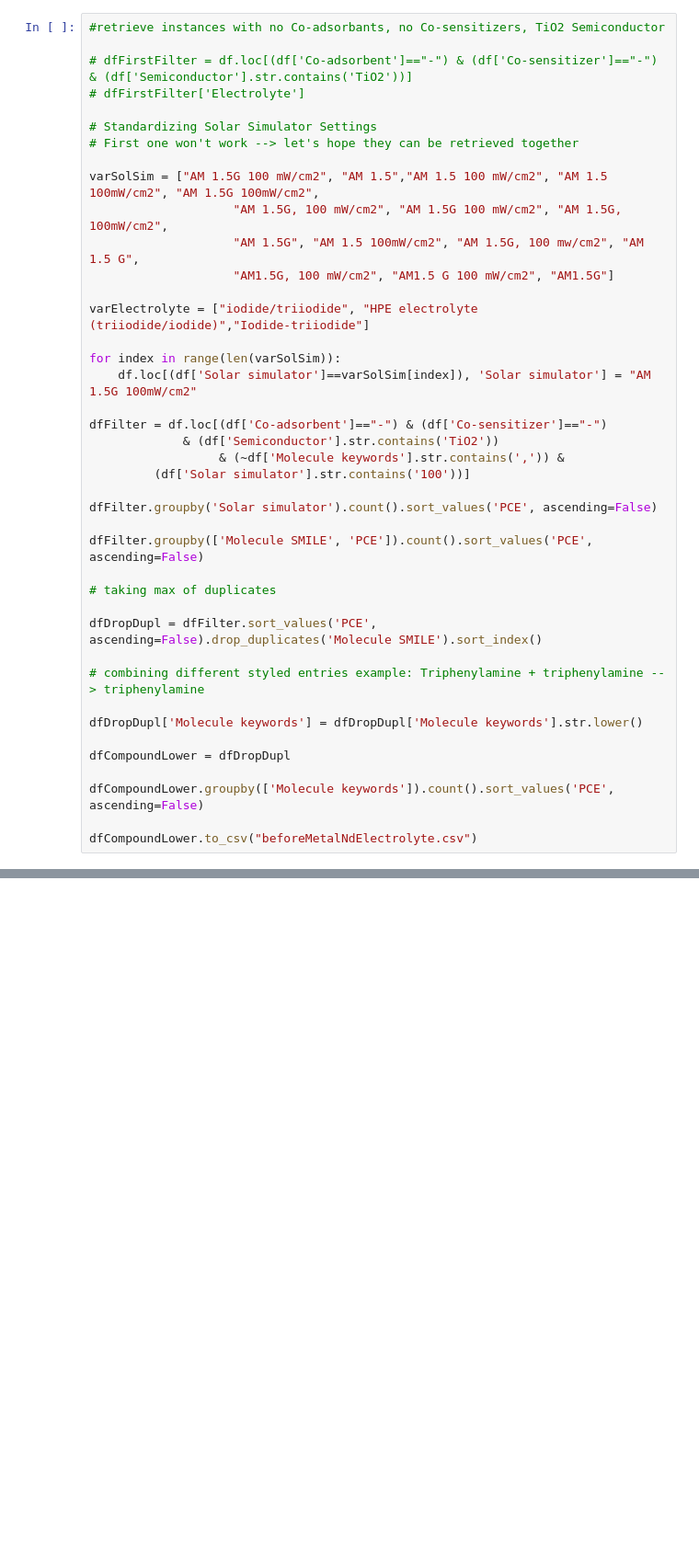
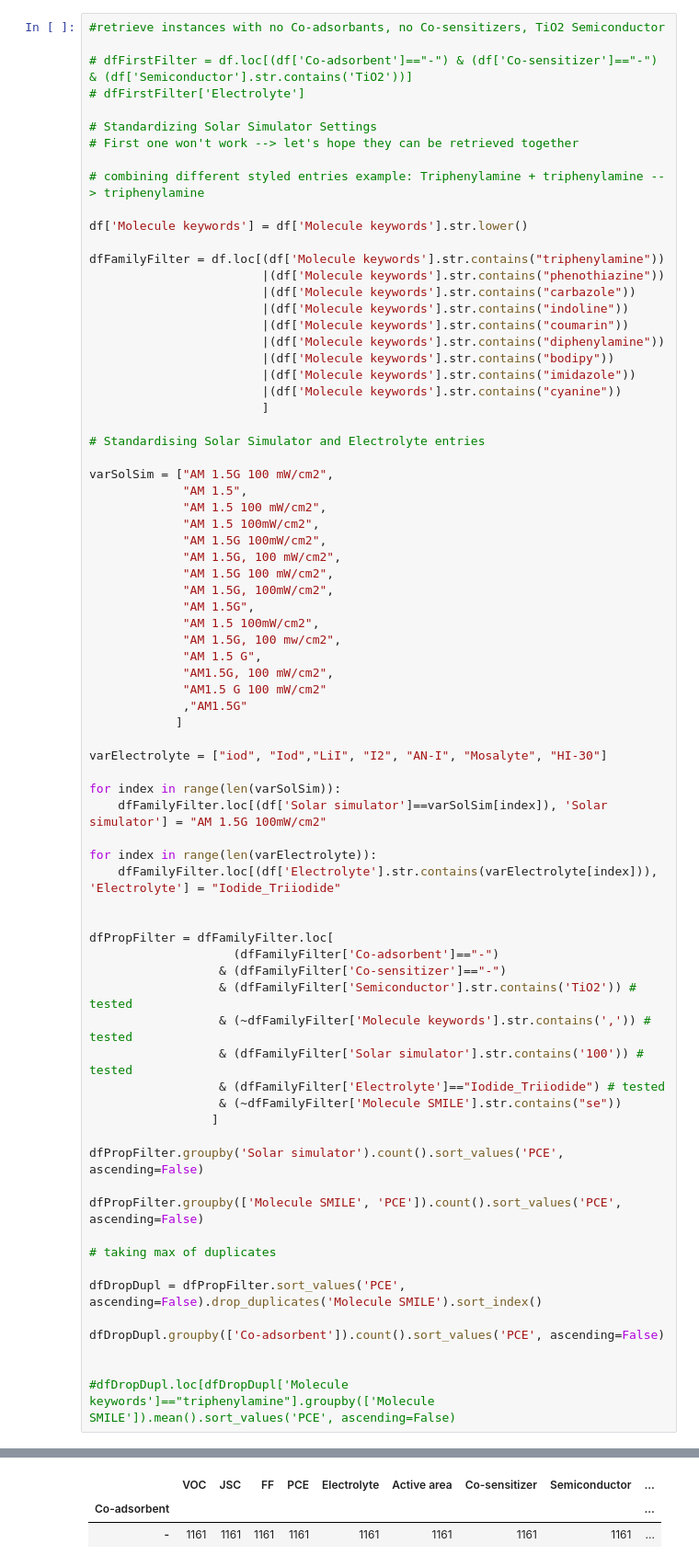
Before and after one commit to PaulC61/Cheminformatics, a Jupyter notebook: InternshipM2_BIU/WorkingEnvironment/Phase1/dataProcessing.ipynb, the cells around one changed output, grey strips where cells are left out. Shown at 92% size. Saved outputs shown, nothing was run; the diff lists cells and outputs as text; blank space fills up the shorter version.

```diff
--- a/InternshipM2_BIU/WorkingEnvironment/Phase1/dataProcessing.ipynb
+++ b/InternshipM2_BIU/WorkingEnvironment/Phase1/dataProcessing.ipynb
@@ -36,35 +36,69 @@ df.groupby(['Solar simulator']).count().sort_values('PCE', ascending=False)
 # Standardizing Solar Simulator Settings
 # First one won't work --> let's hope they can be retrieved together
 
-varSolSim = ["AM 1.5G 100 mW/cm2", "AM 1.5","AM 1.5 100 mW/cm2", "AM 1.5 100mW/cm2", "AM 1.5G 100mW/cm2",
-                    "AM 1.5G, 100 mW/cm2", "AM 1.5G 100 mW/cm2", "AM 1.5G, 100mW/cm2",
-                    "AM 1.5G", "AM 1.5 100mW/cm2", "AM 1.5G, 100 mw/cm2", "AM 1.5 G",
-                    "AM1.5G, 100 mW/cm2", "AM1.5 G 100 mW/cm2", "AM1.5G"]
+# combining different styled entries example: Triphenylamine + triphenylamine --> triphenylamine
 
-varElectrolyte = ["iodide/triiodide", "HPE electrolyte (triiodide/iodide)","Iodide-triiodide"]
+df['Molecule keywords'] = df['Molecule keywords'].str.lower()
+
+dfFamilyFilter = df.loc[(df['Molecule keywords'].str.contains("triphenylamine"))
+                        |(df['Molecule keywords'].str.contains("phenothiazine"))
+                        |(df['Molecule keywords'].str.contains("carbazole"))
+                        |(df['Molecule keywords'].str.contains("indoline"))
+                        |(df['Molecule keywords'].str.contains("coumarin"))
+                        |(df['Molecule keywords'].str.contains("diphenylamine"))
+                        |(df['Molecule keywords'].str.contains("bodipy"))
+                        |(df['Molecule keywords'].str.contains("imidazole"))
+                        |(df['Molecule keywords'].str.contains("cyanine"))
+                        ]
+
+# Standardising Solar Simulator and Electrolyte entries
+
+varSolSim = ["AM 1.5G 100 mW/cm2",
+             "AM 1.5",
+             "AM 1.5 100 mW/cm2",
+             "AM 1.5 100mW/cm2",
+             "AM 1.5G 100mW/cm2",
+             "AM 1.5G, 100 mW/cm2",
+             "AM 1.5G 100 mW/cm2",
+             "AM 1.5G, 100mW/cm2",
+             "AM 1.5G",
+             "AM 1.5 100mW/cm2",
+             "AM 1.5G, 100 mw/cm2",
+             "AM 1.5 G",
+             "AM1.5G, 100 mW/cm2",
+             "AM1.5 G 100 mW/cm2"
+             ,"AM1.5G"
+            ]
+
+varElectrolyte = ["iod", "Iod","LiI", "I2", "AN-I", "Mosalyte", "HI-30"]
 
 for index in range(len(varSolSim)):
-    df.loc[(df['Solar simulator']==varSolSim[index]), 'Solar simulator'] = "AM 1.5G 100mW/cm2"
+    dfFamilyFilter.loc[(df['Solar simulator']==varSolSim[index]), 'Solar simulator'] = "AM 1.5G 100mW/cm2"
 
-dfFilter = df.loc[(df['Co-adsorbent']=="-") & (df['Co-sensitizer']=="-")
-             & (df['Semiconductor'].str.contains('TiO2'))
-                  & (~df['Molecule keywords'].str.contains(',')) &
-         (df['Solar simulator'].str.contains('100'))]
+for index in range(len(varElectrolyte)):
+    dfFamilyFilter.loc[(df['Electrolyte'].str.contains(varElectrolyte[index])), 'Electrolyte'] = "Iodide_Triiodide"
 
-dfFilter.groupby('Solar simulator').count().sort_values('PCE', ascending=False)
 
-dfFilter.groupby(['Molecule SMILE', 'PCE']).count().sort_values('PCE', ascending=False)
+dfPropFilter = dfFamilyFilter.loc[
+                    (dfFamilyFilter['Co-adsorbent']=="-")
+                  & (dfFamilyFilter['Co-sensitizer']=="-")
+                  & (dfFamilyFilter['Semiconductor'].str.contains('TiO2')) # tested
+                  & (~dfFamilyFilter['Molecule keywords'].str.contains(',')) # tested
+                  & (dfFamilyFilter['Solar simulator'].str.contains('100')) # tested
+                  & (dfFamilyFilter['Electrolyte']=="Iodide_Triiodide") # tested
+                  & (~dfFamilyFilter['Molecule SMILE'].str.contains("se"))
+                 ]
+
+dfPropFilter.groupby('Solar simulator').count().sort_values('PCE', ascending=False)
+
+dfPropFilter.groupby(['Molecule SMILE', 'PCE']).count().sort_values('PCE', ascending=False)
 
 # taking max of duplicates
 
-dfDropDupl = dfFilter.sort_values('PCE', ascending=False).drop_duplicates('Molecule SMILE').sort_index()
+dfDropDupl = dfPropFilter.sort_values('PCE', ascending=False).drop_duplicates('Molecule SMILE').sort_index()
 
-# combining different styled entries example: Triphenylamine + triphenylamine --> triphenylamine
+dfDropDupl.groupby(['Co-adsorbent']).count().sort_values('PCE', ascending=False)
 
-dfDropDupl['Molecule keywords'] = dfDropDupl['Molecule keywords'].str.lower()
 
-dfCompoundLower = dfDropDupl
-
-dfCompoundLower.groupby(['Molecule keywords']).count().sort_values('PCE', ascending=False)
-
-dfCompoundLower.to_csv("beforeMetalNdElectrolyte.csv")
+#dfDropDupl.loc[dfDropDupl['Molecule keywords']=="triphenylamine"].groupby(['Molecule SMILE']).mean().sort_values('PCE', ascending=False)
+# %% [output]
@@ -70,0 +110,3 @@ dfCompoundLower.to_csv("beforeMetalNdElectrolyte.csv")
+|  | VOC | JSC | FF | PCE | Electrolyte | Active area | Co-sensitizer | Semiconductor | ... |
+| Co-adsorbent |  |  |  |  |  |  |  |  | ... |
+| - | 1161 | 1161 | 1161 | 1161 | 1161 | 1161 | 1161 | 1161 | ... |
```
Also changed, not shown: parts of 2 cells of this notebook.
